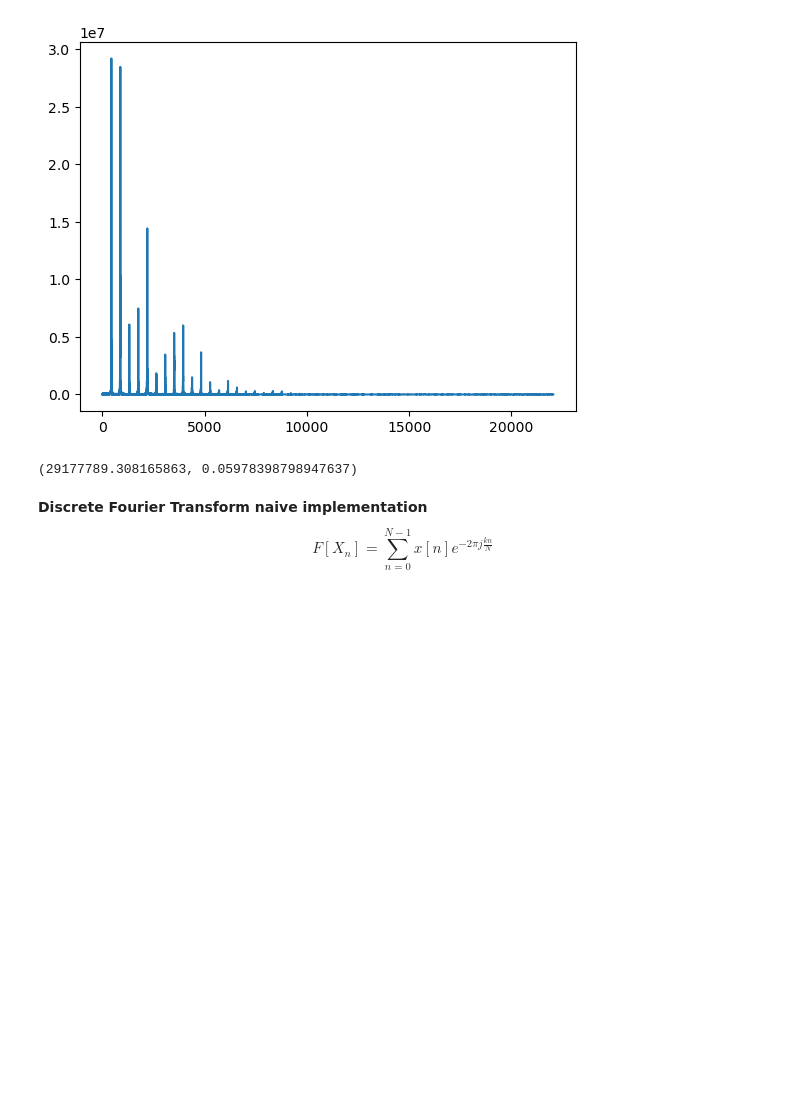
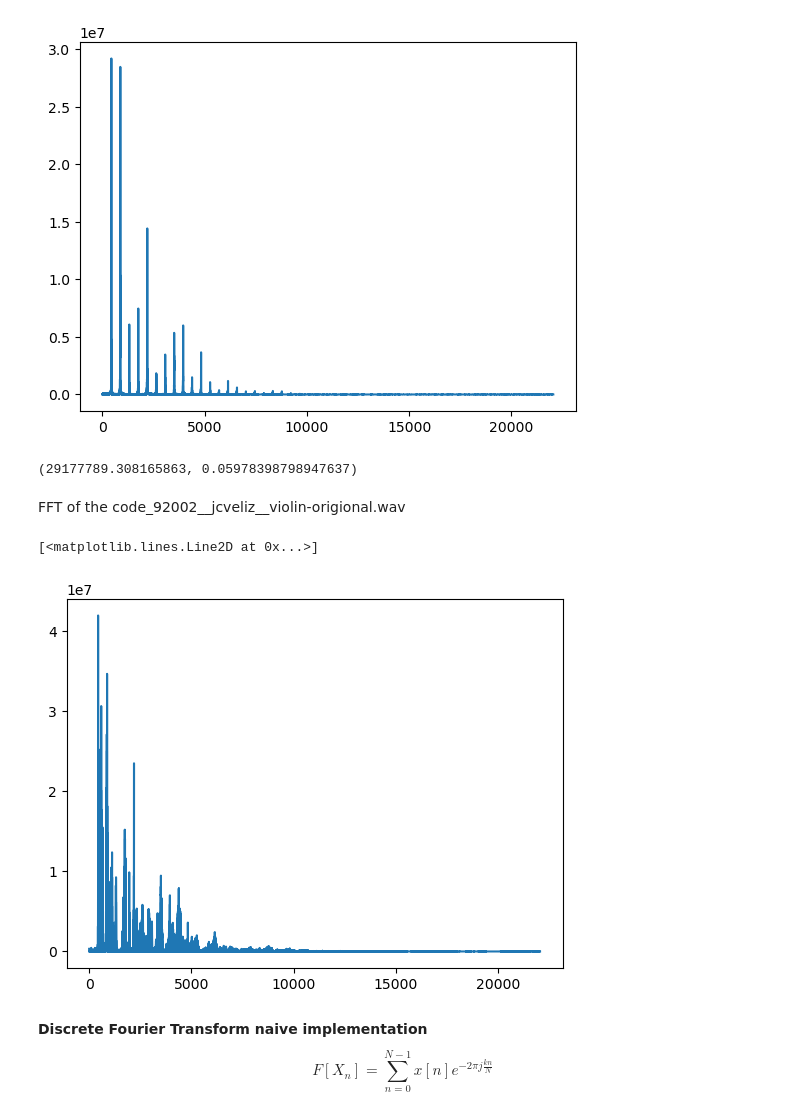
Before and after one commit to helsaint/DSP, a Jupyter notebook: Chapter 1 Sounds and Signals.ipynb, the cells around one changed output. Saved outputs shown, nothing was run; the diff lists cells and outputs as text; code cells hidden in the pictures; blank space fills up the shorter version.

```diff
--- a/Chapter 1 Sounds and Signals.ipynb
+++ b/Chapter 1 Sounds and Signals.ipynb
@@ -243,6 +243,14 @@ plt.plot(fs, amps)
 amps.max(), amps.min()
 # %% [output]
 (29177789.308165863, 0.05978398798947637)
+# %% [markdown]
+FFT of the code_92002__jcveliz__violin-origional.wav
+# %%
+fs, amps = get_fft(signal_array, sample_freq, start_cutoff=0.0, sample_length=t_audio)
+plt.plot(fs, amps)
+# %% [output]
+[<matplotlib.lines.Line2D at 0x...>]
+[figure, added]
 # %% [markdown]
 **Discrete Fourier Transform naive implementation**
 \begin{equation}
```
Also changed, not shown: parts of 4 cells of this notebook, 2 other files.
